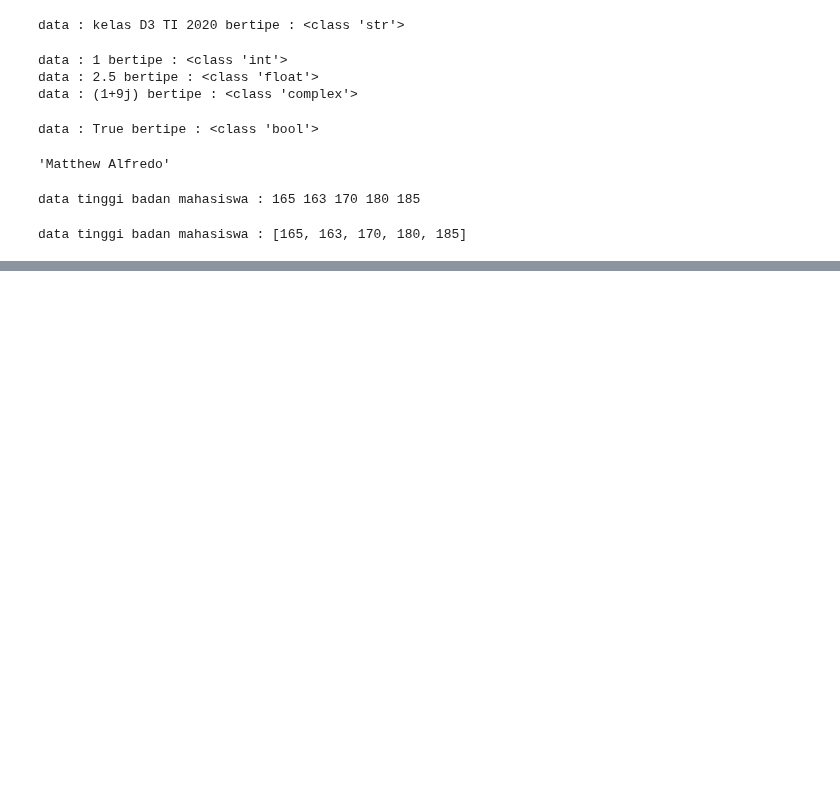
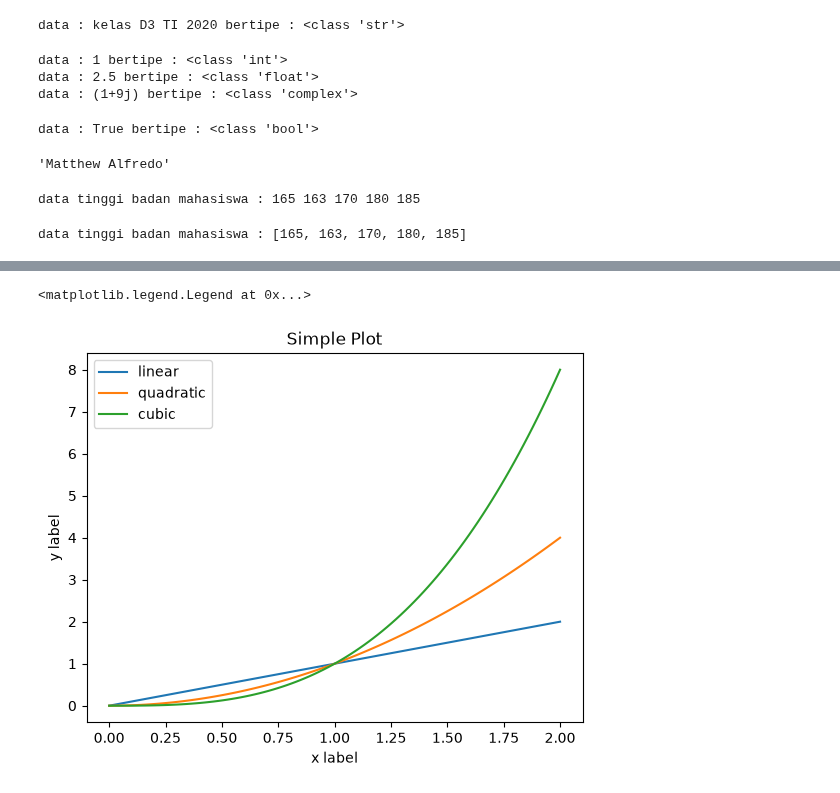
Before and after one commit to bryansiagian/CERTAN, a Jupyter notebook: 42324029_Bryan Torisi Siagian.ipynb, the cells around one changed output, grey strips where cells are left out. Drawn from its saved outputs; the diff is of its cells as text; code cells hidden in the pictures; blank space fills up the shorter version.

```diff
--- a/42324029_Bryan Torisi Siagian.ipynb
+++ b/42324029_Bryan Torisi Siagian.ipynb
@@ -65,0 +746,18 @@ data tinggi badan mahasiswa : [165, 163, 170, 180, 185]
+# %%
+# plotting dengan style object oriented programming
+x = np.linspace(0, 2, 100)
+
+fig, ax = plt.subplots() # membuat sebuah figure dan sebuah axes
+
+# plotting tiga variant data pada axes
+ax.plot(x, x, label = 'linear')
+ax.plot(x, x**2, label = 'quadratic')
+ax.plot(x, x**3, label = 'cubic')
+
+ax.set_xlabel('x label')
+ax.set_ylabel('y label')
+ax.set_title('Simple Plot')
+ax.legend()
+# %% [output]
+<matplotlib.legend.Legend at 0x...>
+[figure, added]
```
Also changed, not shown: parts of 58 cells of this notebook.
